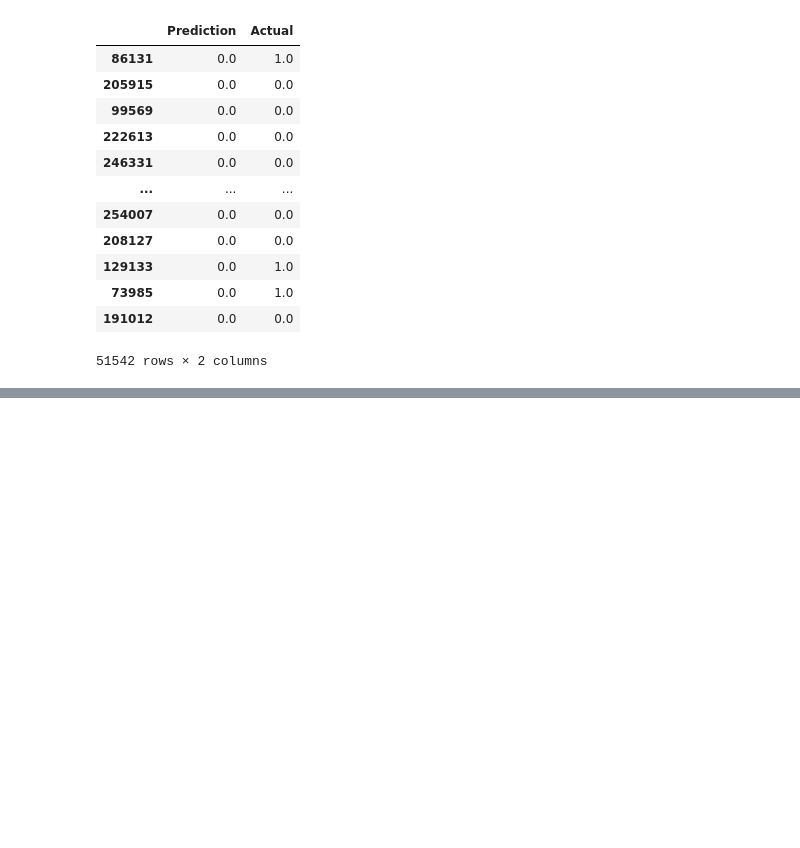
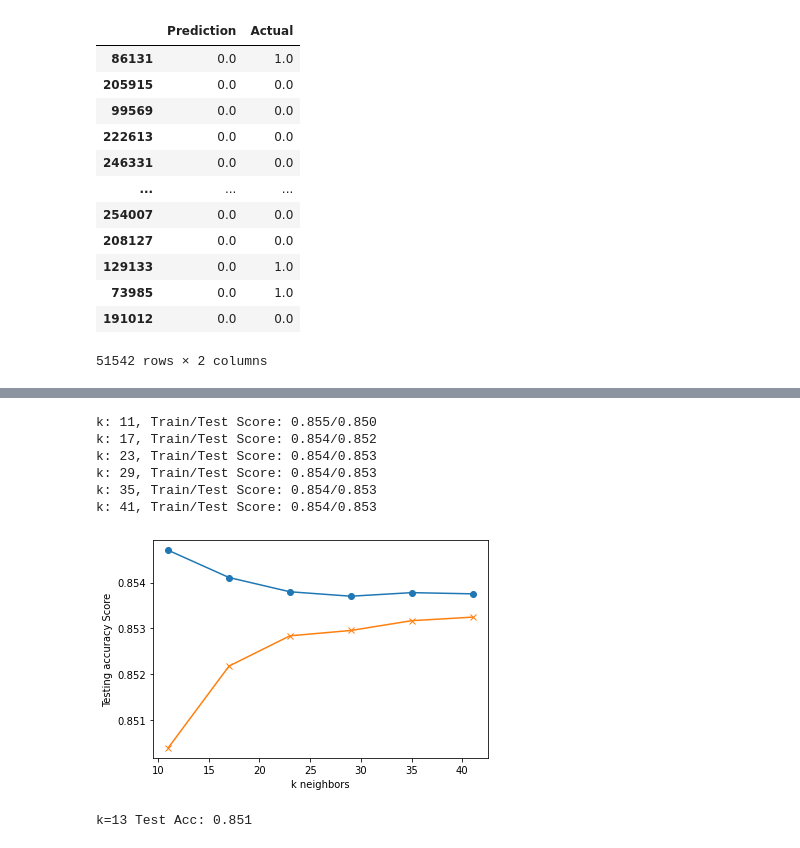
Before and after one commit to diannejardinez/Olympic_Data_machine_learning, a Jupyter notebook: olympic medalists.ipynb, the cells around one changed output, grey strips where cells are left out. Drawn from its saved outputs; the diff is of its cells as text; code cells hidden in the pictures; blank space fills up the shorter version.

```diff
--- a/olympic medalists.ipynb
+++ b/olympic medalists.ipynb
@@ -157,0 +222,3 @@ Testing Data Score: 0.8534011097745527
+# %%
+X = df.drop("Medal", axis=1)
+X.head()
@@ -157,0 +232,42 @@ Testing Data Score: 0.8534011097745527
+# %%
+from sklearn.model_selection import train_test_split
+X_train, X_test, y_train, y_test = train_test_split(X, y, random_state=42)
+# %%
+from sklearn.preprocessing import StandardScaler
+
+X_scaler = StandardScaler().fit(X_train)
+# %%
+X_train_scaled = X_scaler.transform(X_train)
+X_test_scaled = X_scaler.transform(X_test)
+# %%
+train_scores = []
+test_scores = []
+for k in range(11, 47, 6):
+    knn = KNeighborsClassifier(n_neighbors=k)
+    knn.fit(X_train_scaled, y_train)
+    train_score = knn.score(X_train_scaled, y_train)
+    test_score = knn.score(X_test_scaled, y_test)
+    train_scores.append(train_score)
+    test_scores.append(test_score)
+    print(f"k: {k}, Train/Test Score: {train_score:.3f}/{test_score:.3f}")
+
+
+plt.plot(range(11, 47, 6), train_scores, marker='o')
+plt.plot(range(11, 47, 6), test_scores, marker="x")
+plt.xlabel("k neighbors")
+plt.ylabel("Testing accuracy Score")
+plt.show()
+# %% [output]
+k: 11, Train/Test Score: 0.855/0.850
+k: 17, Train/Test Score: 0.854/0.852
+k: 23, Train/Test Score: 0.854/0.853
+k: 29, Train/Test Score: 0.854/0.853
+k: 35, Train/Test Score: 0.854/0.853
+k: 41, Train/Test Score: 0.854/0.853
+[figure, added]
+# %%
+knn = KNeighborsClassifier(n_neighbors=13)
+knn.fit(X_train_scaled, y_train)
+print('k=13 Test Acc: %.3f' % knn.score(X_test_scaled, y_test))
+# %% [output]
+k=13 Test Acc: 0.851
```
Also changed, not shown: parts of 22 cells of this notebook, 1 other file.
